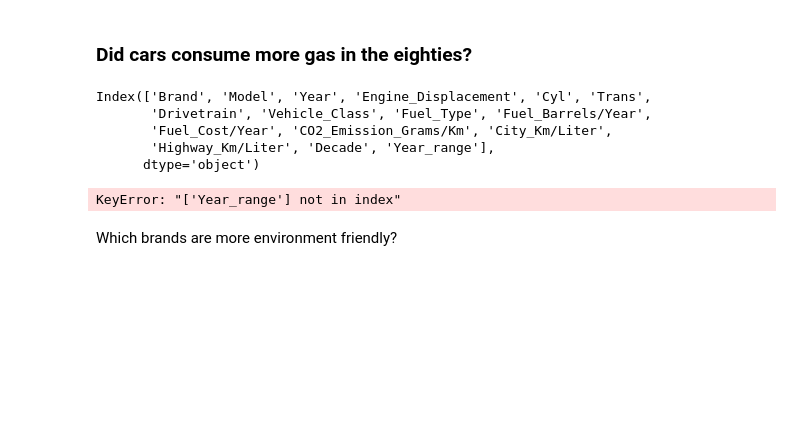
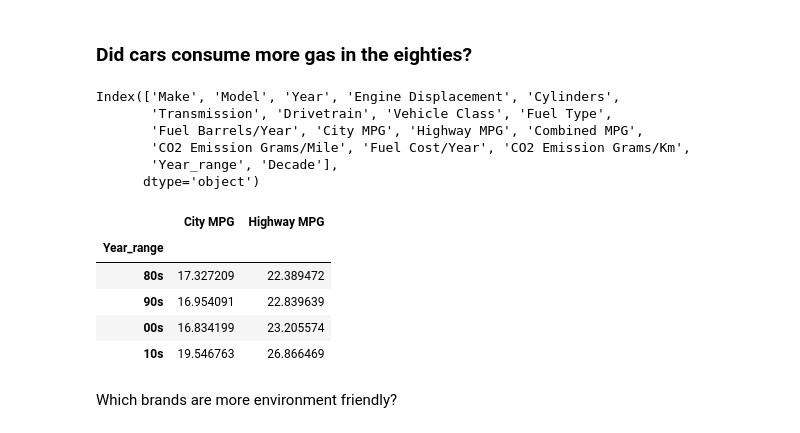
Before and after one commit to Natalie-Rushman/DAFT_AUG2021, a Jupyter notebook: 2_Labs/Lab_Pandas/Lab_Pandas_Grouping_Data_Cleaning_Vehicles.ipynb, the cells around one changed output. Saved outputs shown, nothing was run; the diff lists cells and outputs as text; code cells hidden in the pictures; blank space fills up the shorter version.

```diff
--- a/2_Labs/Lab_Pandas/Lab_Pandas_Grouping_Data_Cleaning_Vehicles.ipynb
+++ b/2_Labs/Lab_Pandas/Lab_Pandas_Grouping_Data_Cleaning_Vehicles.ipynb
@@ -608,0 +631,4 @@ Name: Year, dtype: float64
+# %%
+cars["Year_range"] = pd.qcut(cars["Year"],
+                             q=4,
+                             labels=["80s", "90s", "00s", "10s"])
@@ -665,16 +700,22 @@ cars.loc[:,['Year','Decade','Year_range']]
 # %%
 cars.columns
 # %% [output]
-Index(['Brand', 'Model', 'Year', 'Engine_Displacement', 'Cyl', 'Trans',
-       'Drivetrain', 'Vehicle_Class', 'Fuel_Type', 'Fuel_Barrels/Year',
-       'Fuel_Cost/Year', 'CO2_Emission_Grams/Km', 'City_Km/Liter',
-       'Highway_Km/Liter', 'Decade', 'Year_range'],
+Index(['Make', 'Model', 'Year', 'Engine Displacement', 'Cylinders',
+       'Transmission', 'Drivetrain', 'Vehicle Class', 'Fuel Type',
+       'Fuel Barrels/Year', 'City MPG', 'Highway MPG', 'Combined MPG',
+       'CO2 Emission Grams/Mile', 'Fuel Cost/Year', 'CO2 Emission Grams/Km',
+       'Year_range', 'Decade'],
       dtype='object')
 # %%
   ### display Year_range and City_Km/Liter ###
 
-cars[['Year_range', 'City_Km/Liter']]
+cars.groupby("Year_range")["City MPG", "Highway MPG"].mean()
 # %% [output]
-KeyError: "['Year_range'] not in index"
+|  | City MPG | Highway MPG |
+| Year_range |  |  |
+| 80s | 17.327209 | 22.389472 |
+| 90s | 16.954091 | 22.839639 |
+| 00s | 16.834199 | 23.205574 |
+| 10s | 19.546763 | 26.866469 |
 # %% [markdown]
 Which brands are more environment friendly?
```
Also changed, not shown: parts of 5 cells of this notebook, 36 other files.
